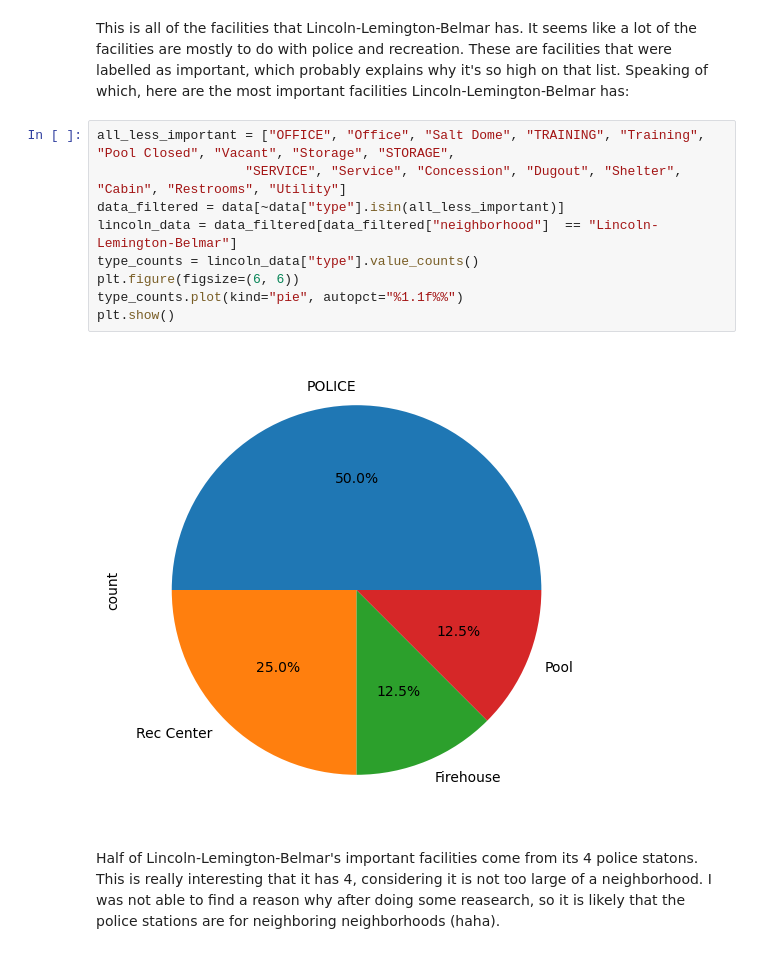
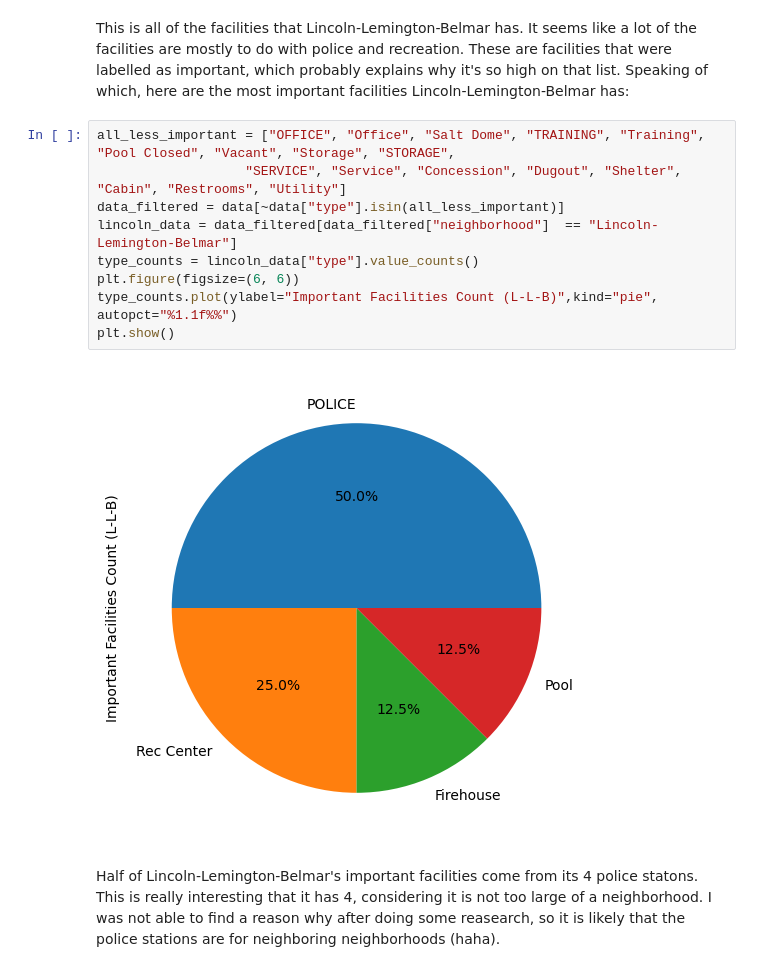
Before and after one commit to nlowman23/Final_Project_Group-31, a Jupyter notebook: jackprojectdata.ipynb, the cells around one changed output. Saved outputs shown, nothing was run; the diff lists cells and outputs as text.

```diff
--- a/jackprojectdata.ipynb
+++ b/jackprojectdata.ipynb
@@ -147,14 +147,14 @@ Speaking of which, here are the most important facilities Lincoln-Lemington-Belm
 # %%
 all_less_important = ["OFFICE", "Office", "Salt Dome", "TRAINING", "Training", "Pool Closed", "Vacant", "Storage", "STORAGE",
                    "SERVICE", "Service", "Concession", "Dugout", "Shelter", "Cabin", "Restrooms", "Utility"]
 data_filtered = data[~data["type"].isin(all_less_important)]
 lincoln_data = data_filtered[data_filtered["neighborhood"]  == "Lincoln-Lemington-Belmar"]
 type_counts = lincoln_data["type"].value_counts()
 plt.figure(figsize=(6, 6))
-type_counts.plot(kind="pie", autopct="%1.1f%%")
+type_counts.plot(ylabel="Important Facilities Count (L-L-B)",kind="pie", autopct="%1.1f%%")
 plt.show()
 # %% [output]
-[figure, old version]
+[figure, new version]
 # %% [markdown]
 Half of Lincoln-Lemington-Belmar's important facilities come from its 4 police statons. This is really interesting that it has 4, considering it is not too large of a neighborhood. I was not able to find a reason why after doing some reasearch, so it is likely that the police stations are for neighboring neighborhoods (haha).
 # %% [markdown]
```
Also changed, not shown: parts of 6 cells of this notebook.
